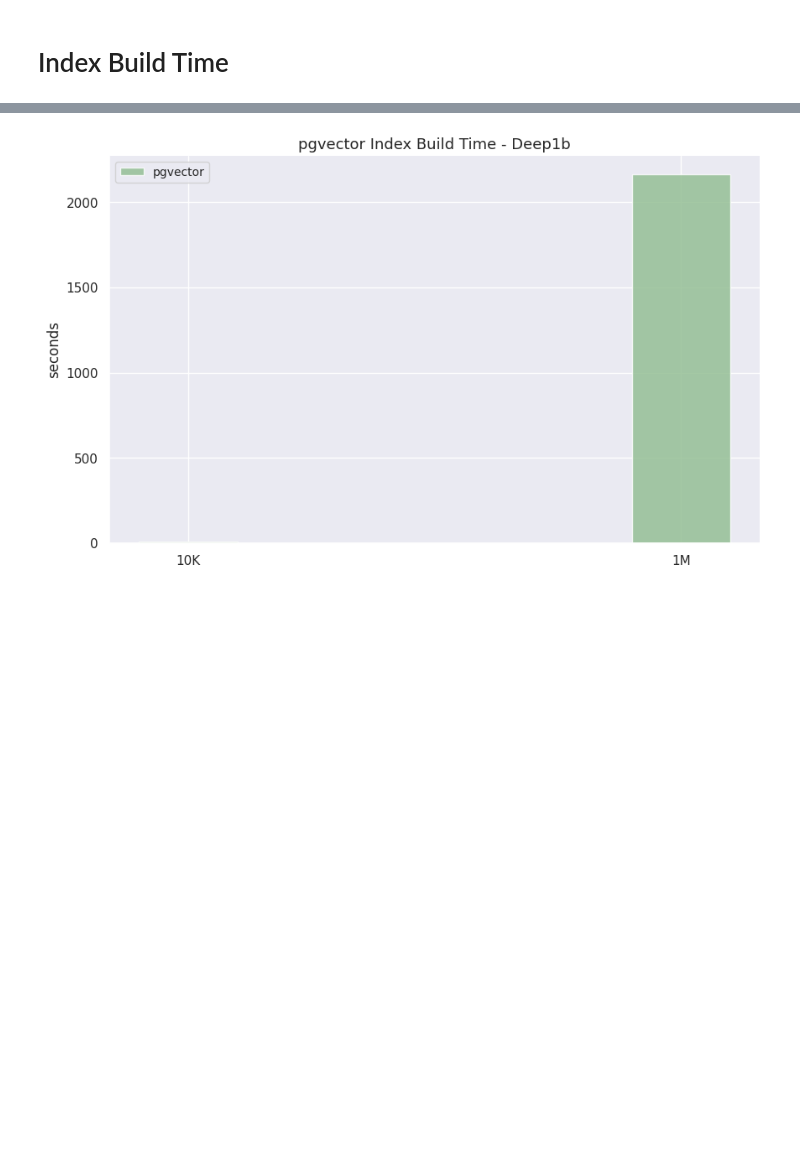
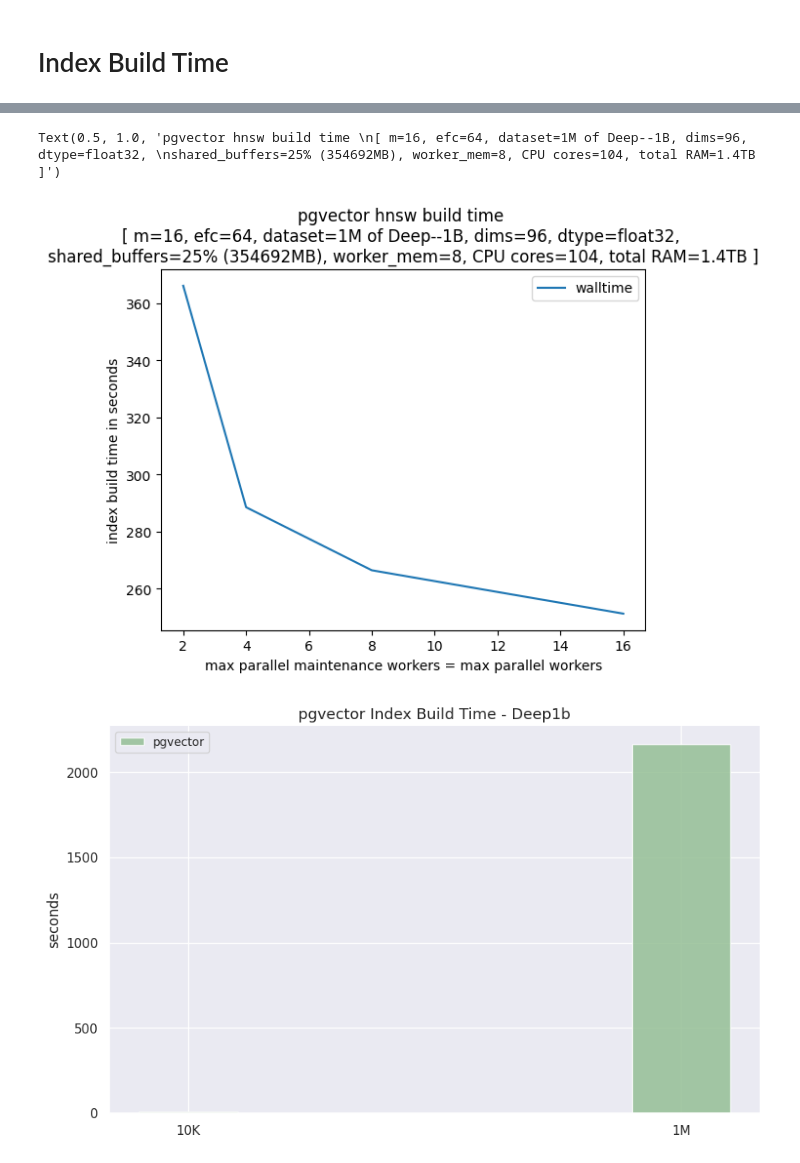
Before and after one commit to iamsabhoho/pgvector, a Jupyter notebook: gsi/analyze.ipynb, the cells around one changed output, grey strips where cells are left out. Saved outputs shown, nothing was run; the diff lists cells and outputs as text; code cells hidden in the pictures; blank space fills up the shorter version.

```diff
--- a/gsi/analyze.ipynb
+++ b/gsi/analyze.ipynb
@@ -241,3 +234,11 @@ df
+# %%
+ax = new_df.plot.line('workers', 'walltime')
+ax.set_xlabel("max parallel maintenance workers = max parallel workers")
+ax.set_ylabel("index build time in seconds")
+ax.set_title("pgvector hnsw build time \n[ m=16, efc=64, dataset=1M of Deep--1B, dims=96, dtype=float32, \nshared_buffers=25% (354692MB), worker_mem=8, CPU cores=104, total RAM=1.4TB ]")
+# %% [output]
+Text(0.5, 1.0, 'pgvector hnsw build time \n[ m=16, efc=64, dataset=1M of Deep--1B, dims=96, dtype=float32, \nshared_buffers=25% (354692MB), worker_mem=8, CPU cores=104, total RAM=1.4TB ]')
+[figure, added]
 # %%
 import seaborn as sns
 
```
Also changed, not shown: parts of 6 cells of this notebook, 3 other files.
